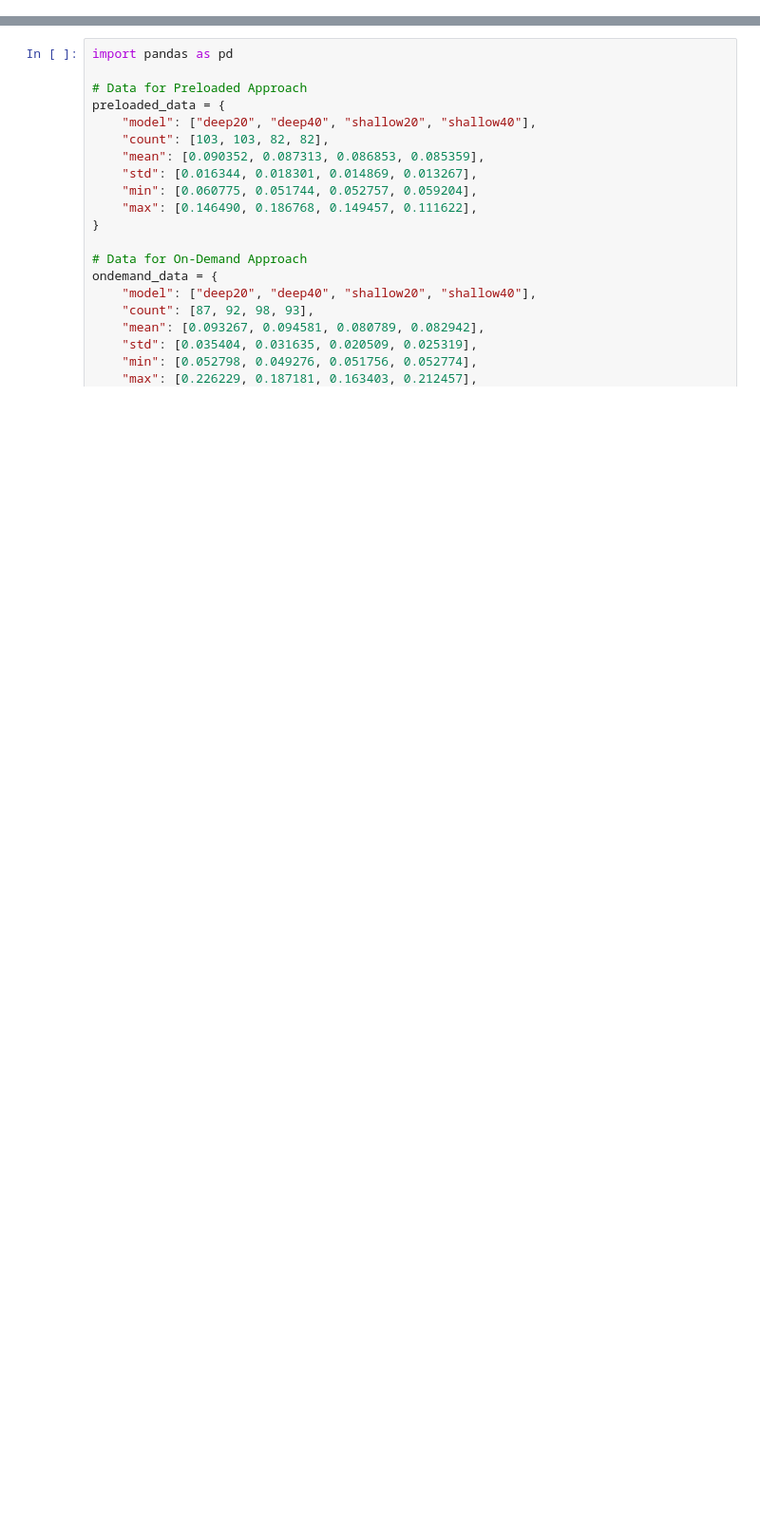
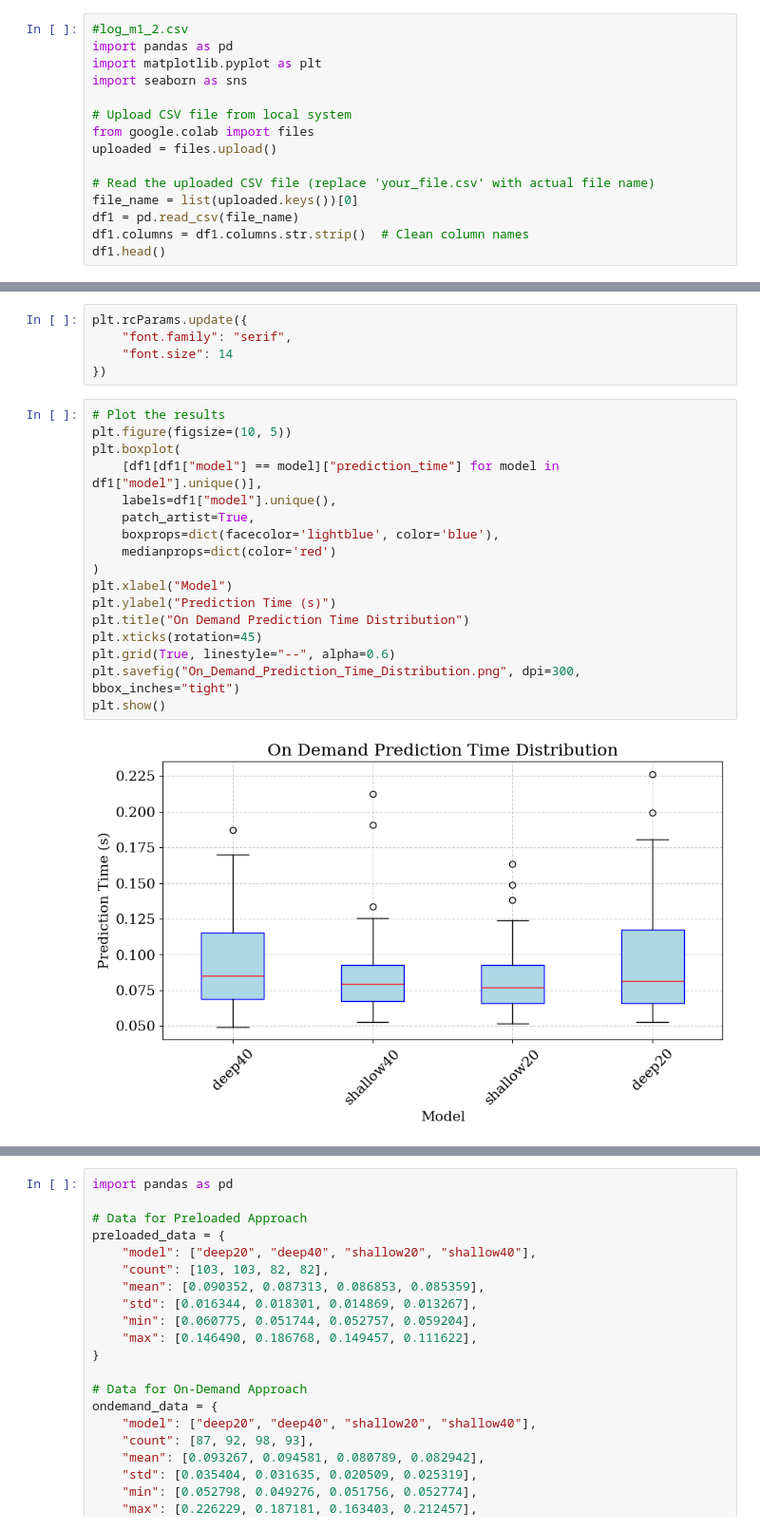
Before and after one commit to niranjanmeegammana/SD_NGFW_JP, a Jupyter notebook: python/ngfw/ipynb/SD NGFW Preditions Times.ipynb, the cells around one changed output, grey strips where cells are left out. Shown: that part at 95% size. Drawn from its saved outputs; the diff is of its cells as text; blank space fills up the shorter version.

```diff
--- a/python/ngfw/ipynb/SD NGFW Preditions Times.ipynb
+++ b/python/ngfw/ipynb/SD NGFW Preditions Times.ipynb
@@ -0,0 +1,15 @@
+# %%
+#log_m1_2.csv
+import pandas as pd
+import matplotlib.pyplot as plt
+import seaborn as sns
+
+# Upload CSV file from local system
+from google.colab import files
+uploaded = files.upload()
+
+# Read the uploaded CSV file (replace 'your_file.csv' with actual file name)
+file_name = list(uploaded.keys())[0]
+df1 = pd.read_csv(file_name)
+df1.columns = df1.columns.str.strip()  # Clean column names
+df1.head()
@@ -0,0 +38,24 @@
+# %%
+plt.rcParams.update({
+    "font.family": "serif",
+    "font.size": 14
+})
+# %%
+# Plot the results
+plt.figure(figsize=(10, 5))
+plt.boxplot(
+    [df1[df1["model"] == model]["prediction_time"] for model in df1["model"].unique()],
+    labels=df1["model"].unique(),
+    patch_artist=True,
+    boxprops=dict(facecolor='lightblue', color='blue'),
+    medianprops=dict(color='red')
+)
+plt.xlabel("Model")
+plt.ylabel("Prediction Time (s)")
+plt.title("On Demand Prediction Time Distribution")
+plt.xticks(rotation=45)
+plt.grid(True, linestyle="--", alpha=0.6)
+plt.savefig("On_Demand_Prediction_Time_Distribution.png", dpi=300, bbox_inches="tight")
+plt.show()
+# %% [output]
+[figure, added]
```
Also changed, not shown: parts of 7 cells of this notebook, 3 other files.
